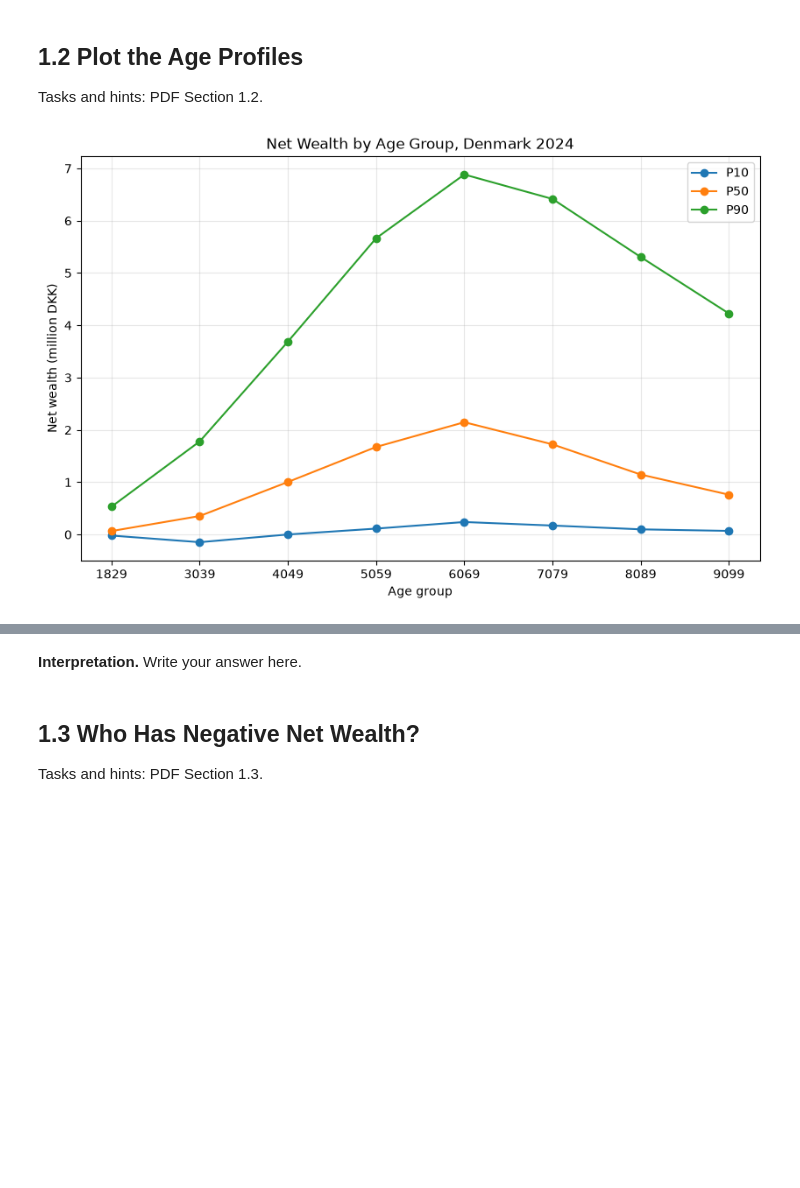
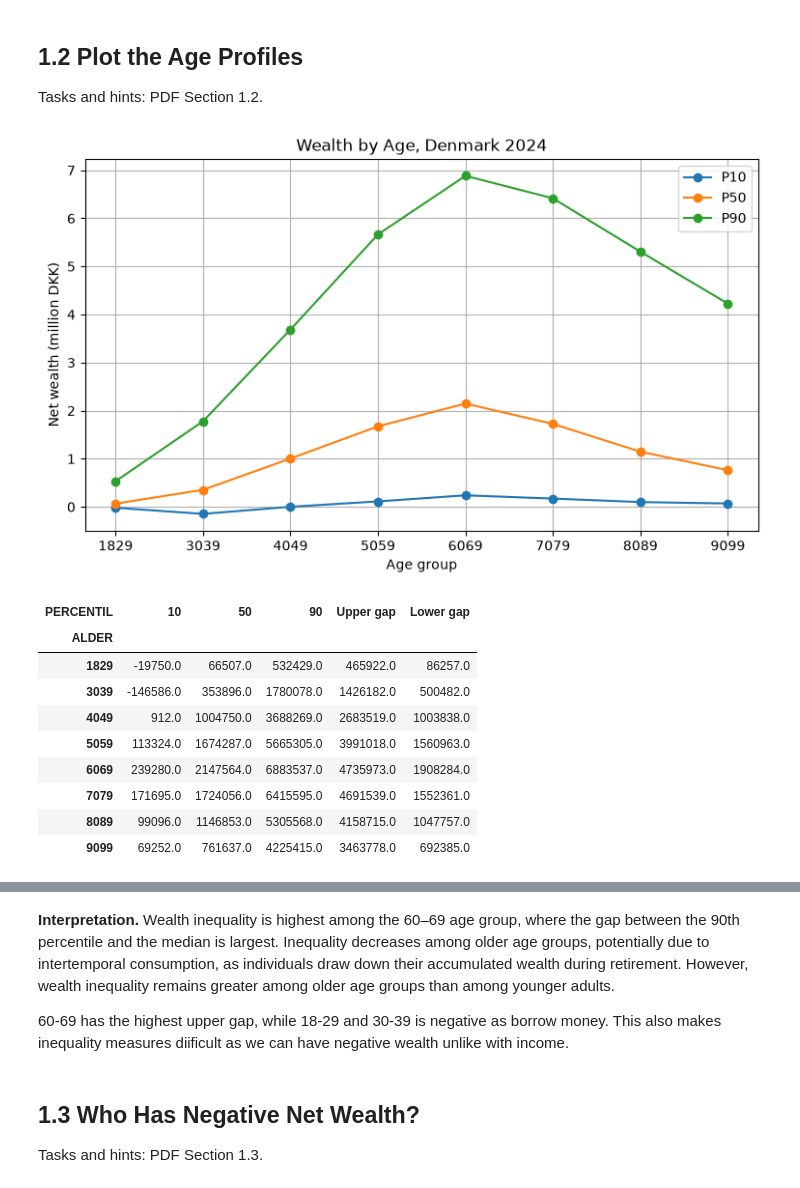
Before and after one commit to MadsHoy/Programming---assignment-1, a Jupyter notebook: DataProject.ipynb, the cells around one changed output, grey strips where cells are left out. Saved outputs shown, nothing was run; the diff lists cells and outputs as text; code cells hidden in the pictures; blank space fills up the shorter version.

```diff
--- a/DataProject.ipynb
+++ b/DataProject.ipynb
@@ -43,8 +44,6 @@ percentiles.head()
 ## 1.1   Download and Read the Tables
 Tasks and hints: PDF Section 1.1.
 # %%
-settings = dict(PRISENHED='006', ALDER='*', Tid='2024')
-
-percentiles = download('FORMUE16', PERCENTIL='*', **settings)
-percentiles.head()
+counts = download('FORMUE15', FORMUE='*', DEFINITION='D20', **settings)
+display(counts)
 # %% [output]
@@ -58,54 +64,45 @@ percentiles.head()
 ## 1.2   Plot the Age Profiles
 Tasks and hints: PDF Section 1.2.
 # %%
-
 # 1.2 Plot the Age Profiles
 
-# Keep the eight age groups (exclude all adults)
-age_order = ['1829', '3039', '4049', '5059',
-             '6069', '7079', '8089', '9099']
-
-df = percentiles[percentiles['ALDER'].isin(age_order)].copy()
-
-# Convert percentile codes (P10 -> 10)
+# Remove all adults and convert P10 -> 10
+df = percentiles[percentiles['ALDER'] != '1802'].copy()
 df['PERCENTIL'] = df['PERCENTIL'].str.replace('P', '').astype(int)
 
-# One row per age group, one column per percentile
-age_profiles = df.pivot_table(
-    index='ALDER',
-    columns='PERCENTIL',
-    values='value'
-).reindex(age_order)
+# Create table with age groups and percentiles
+age = df.pivot_table(index='ALDER', columns='PERCENTIL', values='value')
 
 # Plot P10, P50 and P90
-plt.figure(figsize=(10, 6))
-
-for p in [10, 50, 90]:
-    plt.plot(age_profiles.index, age_profiles[p] / 1e6,
-             marker='o', label=f'P{p}')
+age[[10, 50, 90]].div(1e6).plot(marker='o', figsize=(9, 5))
 
 plt.xlabel('Age group')
 plt.ylabel('Net wealth (million DKK)')
-plt.title('Net Wealth by Age Group, Denmark 2024')
-plt.legend()
-plt.grid(alpha=0.3)
+plt.title('Wealth by Age, Denmark 2024')
+plt.legend(['P10', 'P50', 'P90'])
+plt.grid()
 plt.show()
 
-# Calculate upper and lower gaps
-age_profiles['upper_gap'] = age_profiles[90] - age_profiles[50]
-age_profiles['lower_gap'] = age_profiles[50] - age_profiles[10]
+# Calculate wealth gaps
+age['Upper gap'] = age[90] - age[50]
+age['Lower gap'] = age[50] - age[10]
 
-print(age_profiles[[10, 50, 90, 'upper_gap', 'lower_gap']])
+display(age[[10, 50, 90, 'Upper gap', 'Lower gap']])
 
-# Largest upper gap
-widest_age = age_profiles['upper_gap'].idxmax()
-widest_gap = age_profiles['upper_gap'].max()
+# Answer questions
+print('Widest upper gap:', age['Upper gap'].idxmax(),
+      '-', f"{age['Upper gap'].max():,.0f}", 'DKK')
 
-print(f'\nWidest upper gap: {widest_age}')
-print(f'Amount: {widest_gap:,.0f} DKK')
-
-# Age groups with negative P10
-negative_p10 = age_profiles.index[age_profiles[10] < 0].tolist()
-print(f'\nAge groups with negative P10: {negative_p10}')
+print('Negative P10:', age.index[age[10] < 0].tolist())
 # %% [output]
-[figure, old version]
+[figure, new version]
+| PERCENTIL | 10 | 50 | 90 | Upper gap | Lower gap |
+| ALDER |  |  |  |  |  |
+| 1829 | -19750.0 | 66507.0 | 532429.0 | 465922.0 | 86257.0 |
+| 3039 | -146586.0 | 353896.0 | 1780078.0 | 1426182.0 | 500482.0 |
+| 4049 | 912.0 | 1004750.0 | 3688269.0 | 2683519.0 | 1003838.0 |
+| 5059 | 113324.0 | 1674287.0 | 5665305.0 | 3991018.0 | 1560963.0 |
+| 6069 | 239280.0 | 2147564.0 | 6883537.0 | 4735973.0 | 1908284.0 |
+| 7079 | 171695.0 | 1724056.0 | 6415595.0 | 4691539.0 | 1552361.0 |
+| 8089 | 99096.0 | 1146853.0 | 5305568.0 | 4158715.0 | 1047757.0 |
+| 9099 | 69252.0 | 761637.0 | 4225415.0 | 3463778.0 | 692385.0 |
@@ -127,5 +111,7 @@ Age groups with negative P10: ['1829', '3039']
 # %% [markdown]
-**Interpretation.** Write your answer here.
+**Interpretation.** Wealth inequality is highest among the 60–69 age group, where the gap between the 90th percentile and the median is largest. Inequality decreases among older age groups, potentially due to intertemporal consumption, as individuals draw down their accumulated wealth during retirement. However, wealth inequality remains greater among older age groups than among younger adults.
+
+60-69 has the highest upper gap, while 18-29 and 30-39 is negative as borrow money. This also makes inequality measures diificult as we can have negative wealth unlike with income.
 # %% [markdown]
 ## 1.3   Who Has Negative Net Wealth?
 Tasks and hints: PDF Section 1.3.
```
Also changed, not shown: parts of 8 cells of this notebook, 1 other file.
